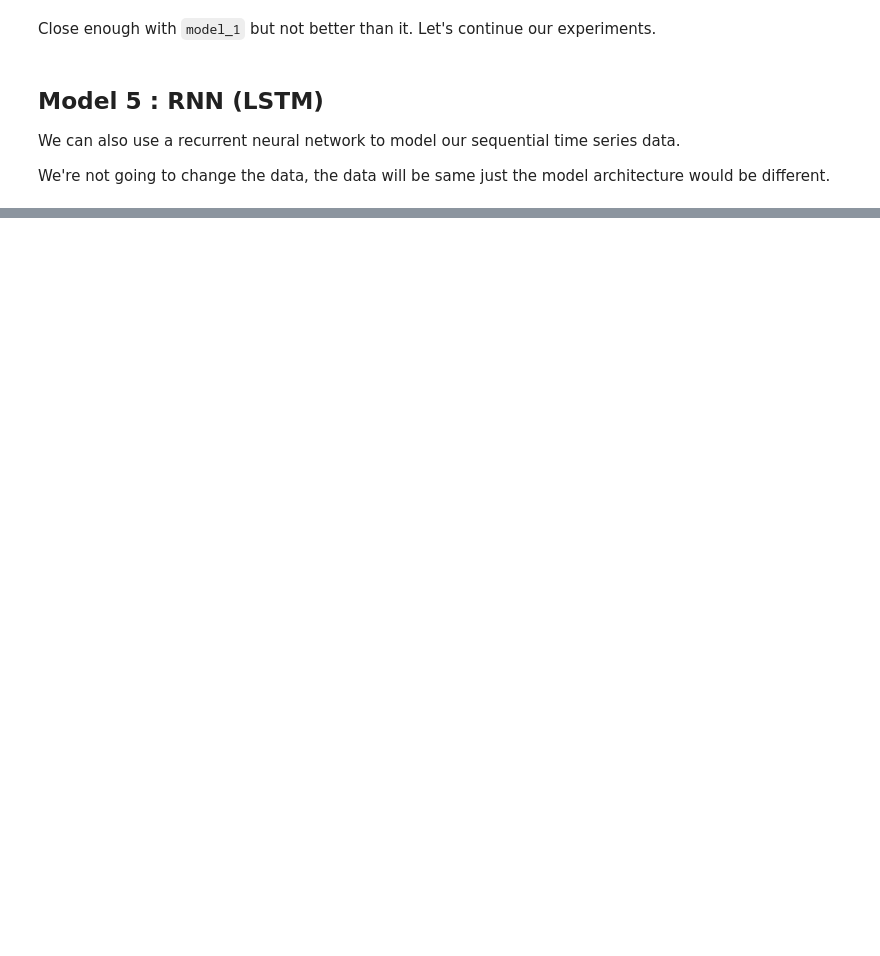
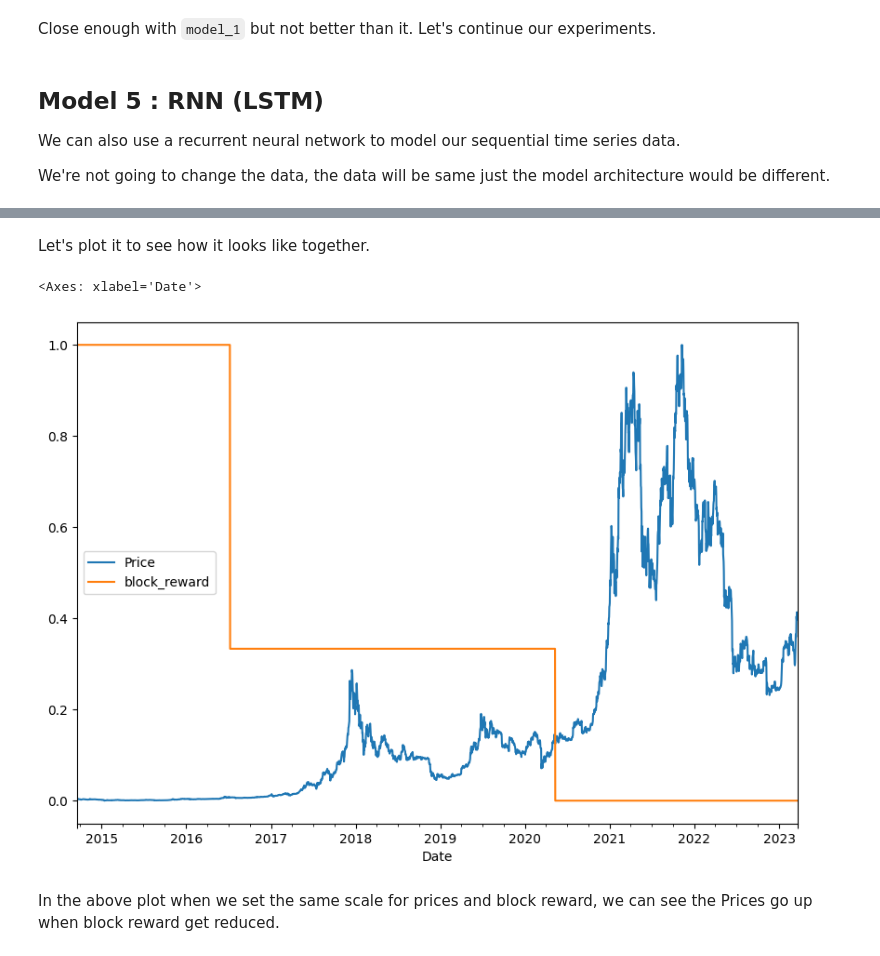
Before and after one commit to SaketMunda/time-series-with-tensorflow, a Jupyter notebook: time_series_with_tensorflow_bitpredict.ipynb, the cells around one changed output, grey strips where cells are left out. Drawn from its saved outputs; the diff is of its cells as text; code cells hidden in the pictures; blank space fills up the shorter version.

```diff
--- a/time_series_with_tensorflow_bitpredict.ipynb
+++ b/time_series_with_tensorflow_bitpredict.ipynb
@@ -1339,0 +1375,14 @@ model_5_results
+# %%
+# Block reward values
+block_reward_1 = 50
+block_reward_2 = 25
+block_reward_3 = 12.5
+block_reward_4 = 6.25
+block_reward_5 = 3.125 # not required for our dataset
+
+# Block reward dates
+block_reward_1_date = np.datetime64("2009-01-03")
+block_reward_2_date = np.datetime64("2012-11-28")
+block_reward_3_date = np.datetime64("2016-07-09")
+block_reward_4_date = np.datetime64("2020-05-11")
+block_reward_5_date = np.datetime64("2024-04-01") # expected to be april
@@ -1339,0 +1391,6 @@ model_5_results
+# %%
+block_reward_2_days = (block_reward_3_date - bitcoin_prices.index[0]).days
+block_reward_3_days = (block_reward_4_date - bitcoin_prices.index[0]).days
+block_reward_4_days = (block_reward_5_date - bitcoin_prices.index[0]).days
+
+block_reward_2_days, block_reward_3_days, block_reward_4_days
@@ -1339,0 +1401,11 @@ model_5_results
+# %%
+# Add block reward column
+bitcoin_prices_block = bitcoin_prices.copy()
+bitcoin_prices_block["block_reward"] = None
+
+# Set values of block_reward column
+                          # row, column
+bitcoin_prices_block.iloc[:block_reward_2_days, -1] = block_reward_2
+bitcoin_prices_block.iloc[block_reward_2_days:block_reward_3_days, -1] = block_reward_3
+bitcoin_prices_block.iloc[block_reward_3_days:block_reward_4_days, -1] = block_reward_4
+bitcoin_prices_block.iloc[block_reward_4_days:, -1] = block_reward_5
@@ -1339,0 +1434,14 @@ model_5_results
+# %% [markdown]
+Let's plot it to see how it looks like together.
+# %%
+from sklearn.preprocessing import minmax_scale
+scaled_price_block_df = pd.DataFrame(minmax_scale(bitcoin_prices_block[["Price", "block_reward"]]),
+                                     columns=bitcoin_prices_block.columns,
+                                     index=bitcoin_prices_block.index)
+
+scaled_price_block_df.plot(figsize=(10, 7))
+# %% [output]
+<Axes: xlabel='Date'>
+[figure, added]
+# %% [markdown]
+In the above plot when we set the same scale for prices and block reward, we can see the Prices go up when block reward get reduced.
```
Also changed, not shown: parts of 57 cells of this notebook.
